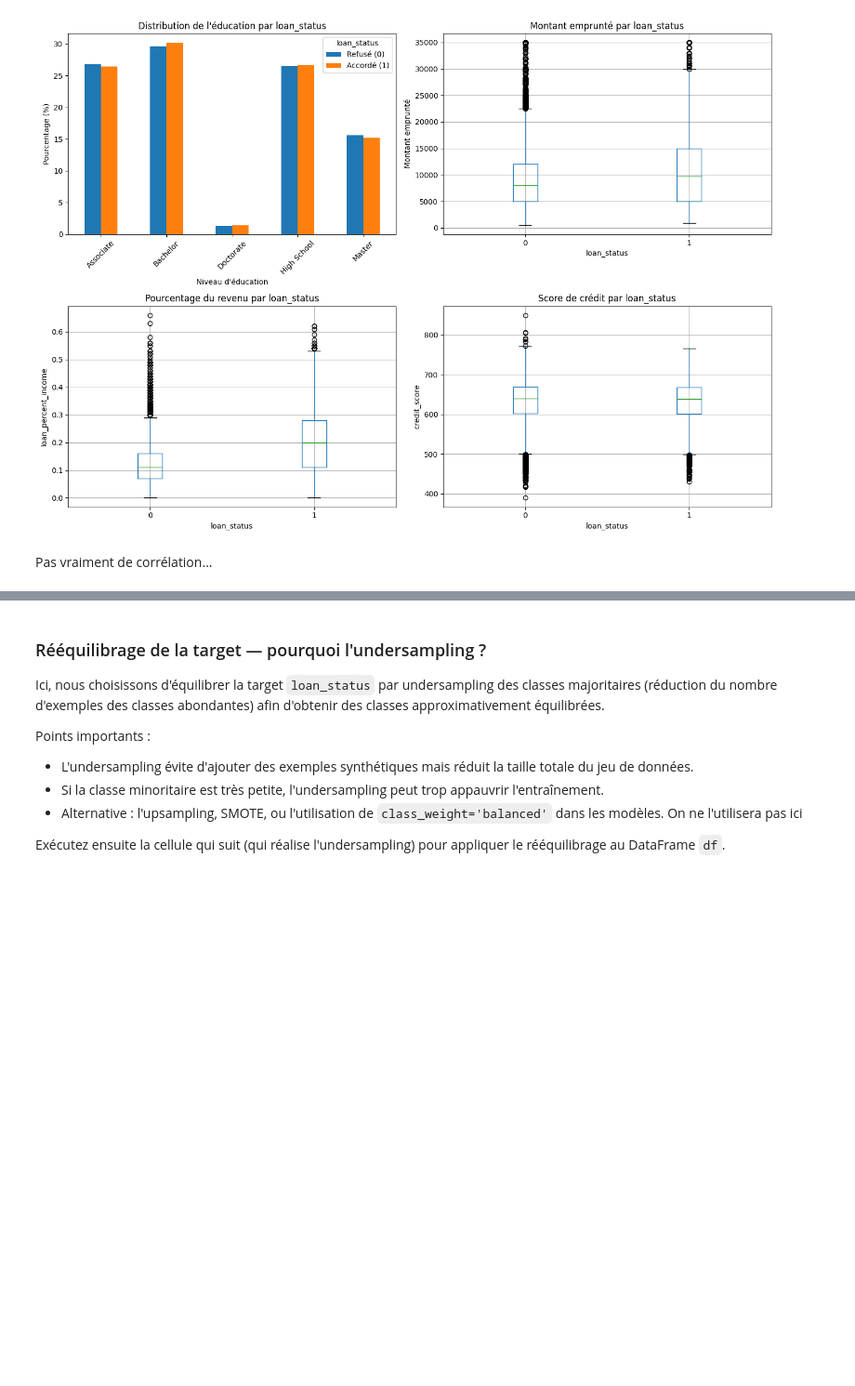
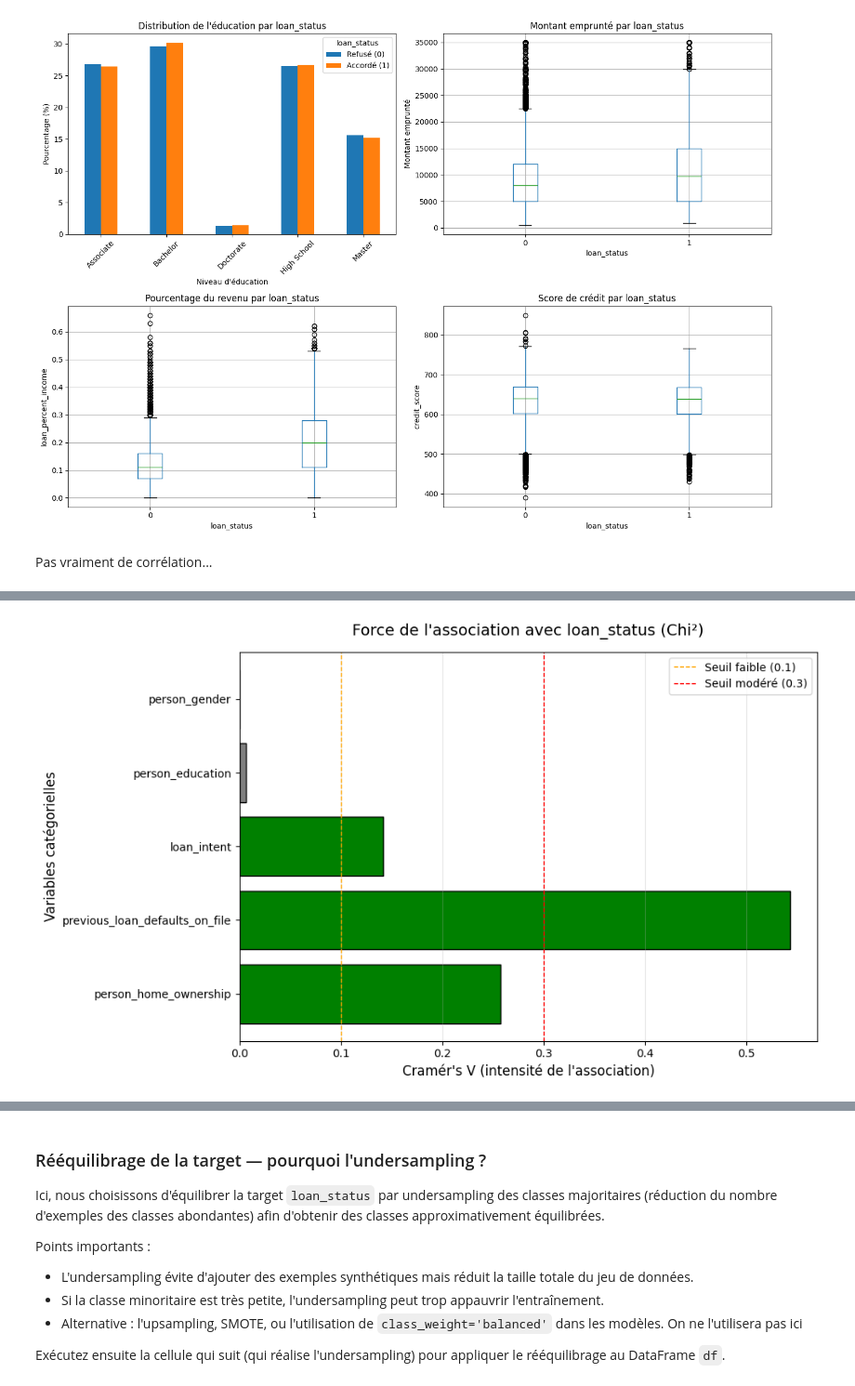
Before and after one commit to amauryjnn/projet-Apprentissage-Automatique, a Jupyter notebook: main_felix.ipynb, the cells around one changed output, grey strips where cells are left out. Shown at 93% size. Cells and saved outputs as stored; diff of their text form; code cells hidden in the pictures; blank space fills up the shorter version.

```diff
--- a/main_felix.ipynb
+++ b/main_felix.ipynb
@@ -264,0 +998,80 @@ Pas vraiment de corrélation...
+# %%
+### 3. Test du Chi² pour variables catégorielles
+
+from scipy.stats import chi2_contingency
+import warnings
+warnings.filterwarnings('ignore')
+
+print("\n🔬 Test du Chi² - Dépendance entre variables catégorielles et loan_status")
+print("="*80)
+
+# Stocker les résultats
+chi2_results = []
+
+# Tester chaque variable catégorielle (sauf loan_status elle-même)
+for cat_var in cat_cols:
+    if cat_var != 'loan_status':
+        # Créer le tableau de contingence
+        contingency_table = pd.crosstab(df[cat_var], df['loan_status'])
+
+        # Effectuer le test du Chi²
+        chi2, p_value, dof, expected = chi2_contingency(contingency_table)
+
+        # Calculer le Cramér's V (mesure d'association normalisée)
+        n = contingency_table.sum().sum()
+        min_dim = min(contingency_table.shape) - 1
+        cramers_v = np.sqrt(chi2 / (n * min_dim)) if min_dim > 0 else 0
+
+        # Déterminer la significativité
+        is_significant = "✅ OUI" if p_value < 0.05 else "❌ NON"
+
+        chi2_results.append({
+            'Variable': cat_var,
+            'Chi²': chi2,
+            'p-value': p_value,
+            'Cramér V': cramers_v,
+            'Significatif (α=0.05)': is_significant
+        })
+
+# Créer un DataFrame des résultats
+chi2_df = pd.DataFrame(chi2_results).sort_values('p-value')
+
+# Afficher le tableau
+print("\n" + chi2_df.to_string(index=False))
+
+# Interprétation détaillée
+print("\n\n💡 Interprétation des résultats:")
+print("="*80)
+print("• p-value < 0.05 → La variable est DÉPENDANTE de loan_status (corrélation significative)")
+print("• p-value ≥ 0.05 → La variable est INDÉPENDANTE de loan_status (pas de lien)")
+print("• Cramér's V : intensité de l'association (0 = aucune, 1 = association parfaite)")
+print("  - V < 0.1 : négligeable")
+print("  - 0.1 ≤ V < 0.3 : faible")
+print("  - 0.3 ≤ V < 0.5 : modérée")
+print("  - V ≥ 0.5 : forte")
+
+# Variables significatives
+significant_cats = chi2_df[chi2_df['p-value'] < 0.05]
+if len(significant_cats) > 0:
+    print(f"\n📌 Variables catégorielles significatives: {len(significant_cats)}/{len(cat_cols)}")
+    for _, row in significant_cats.iterrows():
+        strength = "forte" if row['Cramér V'] >= 0.5 else "modérée" if row['Cramér V'] >= 0.3 else "faible"
+        print(f"  • {row['Variable']}: p={row['p-value']:.4f}, V={row['Cramér V']:.3f} (association {strength})")
+else:
+    print("\n⚠️ Aucune variable catégorielle n'est significativement associée à loan_status")
+
+# Visualisation du Cramér's V
+plt.figure(figsize=(10, 6))
+plt.barh(chi2_df['Variable'], chi2_df['Cramér V'],
+         color=['green' if p < 0.05 else 'gray' for p in chi2_df['p-value']],
+         edgecolor='black')
+plt.xlabel("Cramér's V (intensité de l'association)", fontsize=12)
+plt.ylabel('Variables catégorielles', fontsize=12)
+plt.title("Force de l'association avec loan_status (Chi²)", fontsize=14, pad=15)
+plt.axvline(x=0.1, color='orange', linestyle='--', linewidth=1, label='Seuil faible (0.1)')
+plt.axvline(x=0.3, color='red', linestyle='--', linewidth=1, label='Seuil modéré (0.3)')
+plt.legend()
+plt.grid(axis='x', alpha=0.3)
+plt.tight_layout()
+plt.show()
+# %% [output]
@@ -264,0 +1095 @@ Pas vraiment de corrélation...
+[figure, added]
```
Also changed, not shown: parts of 22 cells of this notebook.
